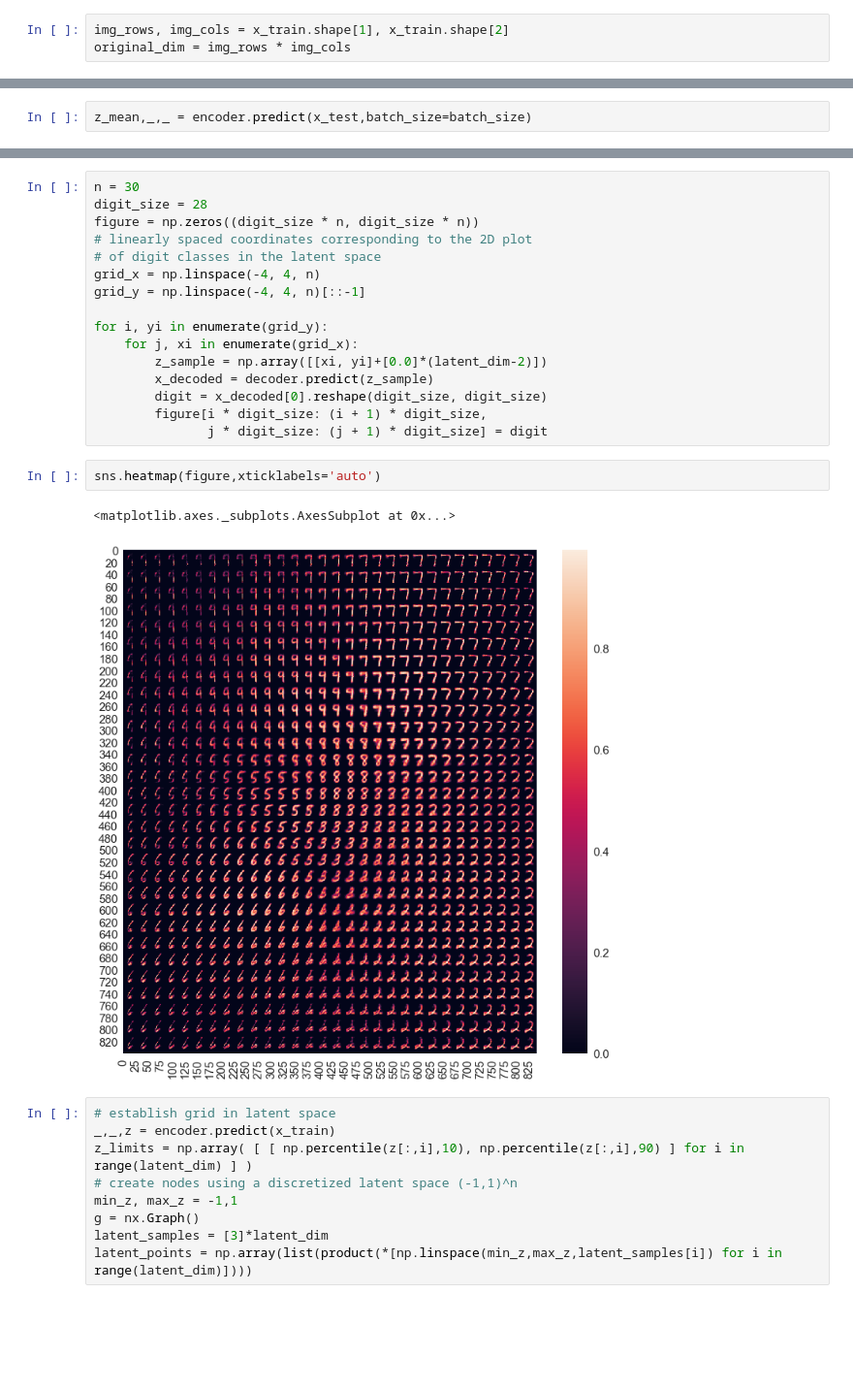
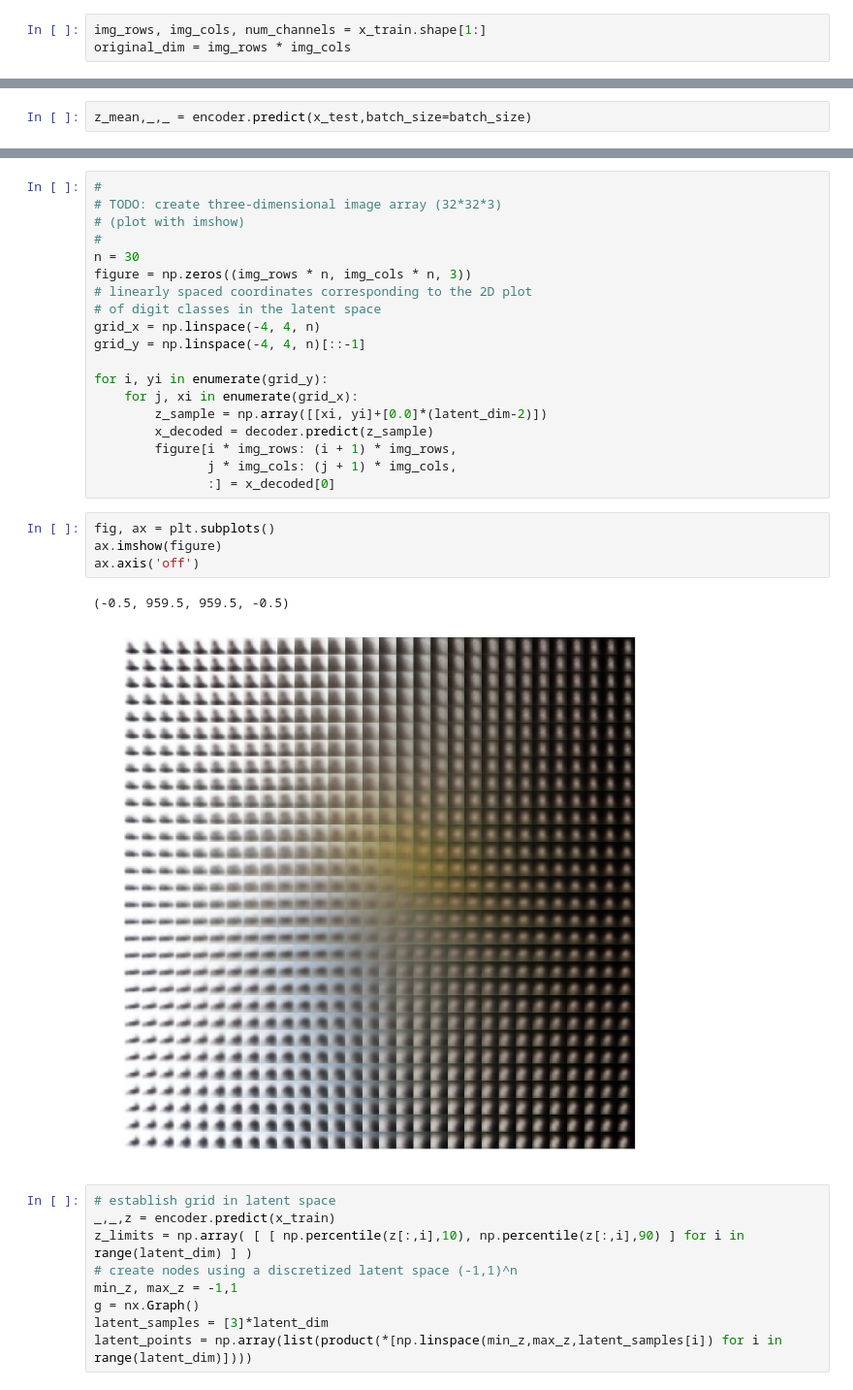
Before and after one commit to drkeoni/keras-playground, a Jupyter notebook: notebooks/MNIST_exploration/CIFAR10_VAE_convolution.ipynb, the cells around one changed output, grey strips where cells are left out. Shown at 97% size. Drawn from its saved outputs; the diff is of its cells as text; blank space fills up the shorter version.

```diff
--- a/notebooks/MNIST_exploration/CIFAR10_VAE_convolution.ipynb
+++ b/notebooks/MNIST_exploration/CIFAR10_VAE_convolution.ipynb
@@ -29,5 +24,5 @@ Exception: URL fetch failure on https://www.cs.toronto.edu/~kriz/cifar-10-python
 # %%
-img_rows, img_cols = x_train.shape[1], x_train.shape[2]
+img_rows, img_cols, num_channels = x_train.shape[1:]
 original_dim = img_rows * img_cols
 # %%
 batch_size = 128
@@ -214,7 +221,10 @@ with sns.color_palette('hls',10):
 # %%
+#
+# TODO: create three-dimensional image array (32*32*3)
+# (plot with imshow)
+#
 n = 30
-digit_size = 28
-figure = np.zeros((digit_size * n, digit_size * n))
+figure = np.zeros((img_rows * n, img_cols * n, 3))
 # linearly spaced coordinates corresponding to the 2D plot
 # of digit classes in the latent space
 grid_x = np.linspace(-4, 4, n)
@@ -224,14 +234,16 @@ for i, yi in enumerate(grid_y):
     for j, xi in enumerate(grid_x):
         z_sample = np.array([[xi, yi]+[0.0]*(latent_dim-2)])
         x_decoded = decoder.predict(z_sample)
-        digit = x_decoded[0].reshape(digit_size, digit_size)
-        figure[i * digit_size: (i + 1) * digit_size,
-               j * digit_size: (j + 1) * digit_size] = digit
+        figure[i * img_rows: (i + 1) * img_rows,
+               j * img_cols: (j + 1) * img_cols,
+               :] = x_decoded[0]
-# %%
-sns.heatmap(figure,xticklabels='auto')
-# %% [output]
-<matplotlib.axes._subplots.AxesSubplot at 0x...>
-[figure, removed]
+# %%
+fig, ax = plt.subplots()
+ax.imshow(figure)
+ax.axis('off')
+# %% [output]
+(-0.5, 959.5, 959.5, -0.5)
+[figure, added]
 # %%
 # establish grid in latent space
 _,_,z = encoder.predict(x_train)
```
Also changed, not shown: parts of 23 cells of this notebook, 2 other files.
